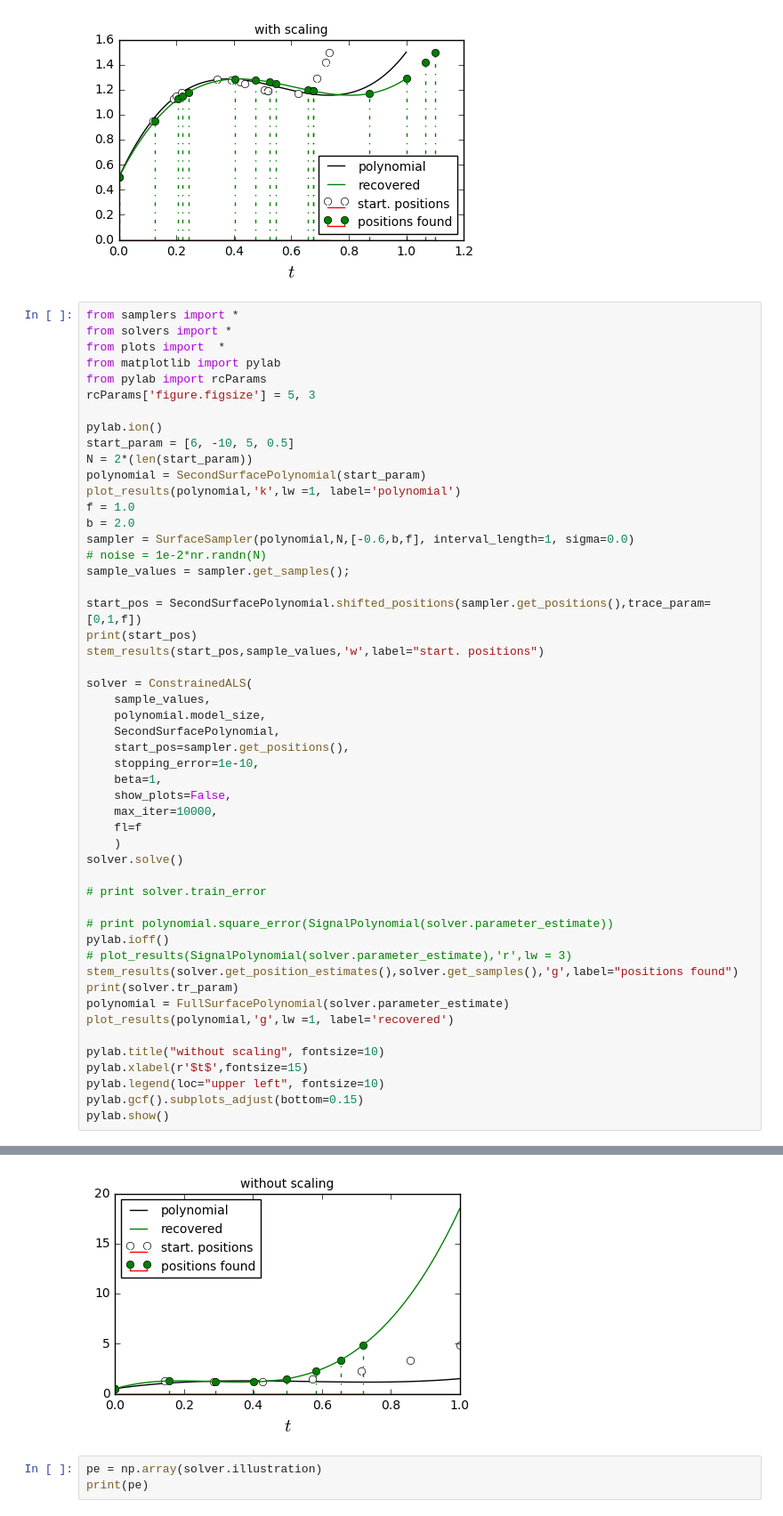
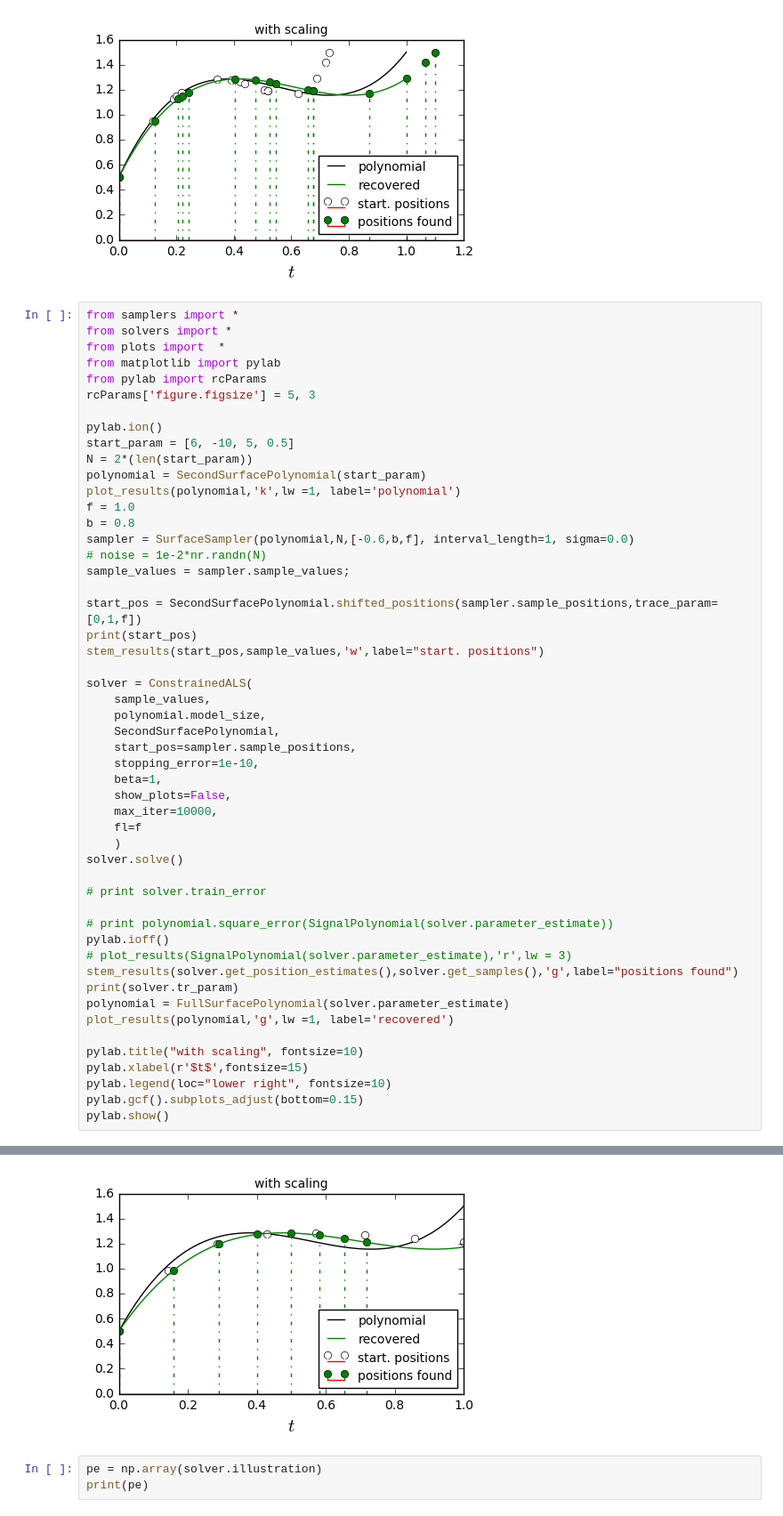
Before and after one commit to LCAV/surface-reconstruction, a Jupyter notebook: surface-reconstruction.ipynb, the cells around one changed output, grey strips where cells are left out. Shown at 89% size. Cells and saved outputs as stored; diff of their text form.

```diff
--- a/surface-reconstruction.ipynb
+++ b/surface-reconstruction.ipynb
@@ -112,12 +112,12 @@ N = 2*(len(start_param))
 polynomial = SecondSurfacePolynomial(start_param)
 plot_results(polynomial,'k',lw =1, label='polynomial')
 f = 1.0
-b = 2.0
+b = 0.8
 sampler = SurfaceSampler(polynomial,N,[-0.6,b,f], interval_length=1, sigma=0.0)
 # noise = 1e-2*nr.randn(N)
-sample_values = sampler.get_samples();
+sample_values = sampler.sample_values;
 
-start_pos = SecondSurfacePolynomial.shifted_positions(sampler.get_positions(),trace_param=[0,1,f])
+start_pos = SecondSurfacePolynomial.shifted_positions(sampler.sample_positions,trace_param=[0,1,f])
 print(start_pos)
 stem_results(start_pos,sample_values,'w',label="start. positions")
 
@@ -125,7 +125,7 @@ solver = ConstrainedALS(
     sample_values,
     polynomial.model_size,
     SecondSurfacePolynomial,
-    start_pos=sampler.get_positions(),
+    start_pos=sampler.sample_positions,
     stopping_error=1e-10,
     beta=1,
     show_plots=False,
@@ -144,9 +144,9 @@ print(solver.tr_param)
 polynomial = FullSurfacePolynomial(solver.parameter_estimate)
 plot_results(polynomial,'g',lw =1, label='recovered')
 
-pylab.title("without scaling", fontsize=10)
+pylab.title("with scaling", fontsize=10)
 pylab.xlabel(r'$t$',fontsize=15)
-pylab.legend(loc="upper left", fontsize=10)
+pylab.legend(loc="lower right", fontsize=10)
 pylab.gcf().subplots_adjust(bottom=0.15)
 pylab.show()
 # %% [output]
@@ -156,4 +156,4 @@ error small enough after fitting parameters
-[figure, old version]
+[figure, new version]
 # %%
 pe = np.array(solver.illustration)
 print(pe)
```
Also changed, not shown: parts of 1 cell of this notebook, 3 other files.
